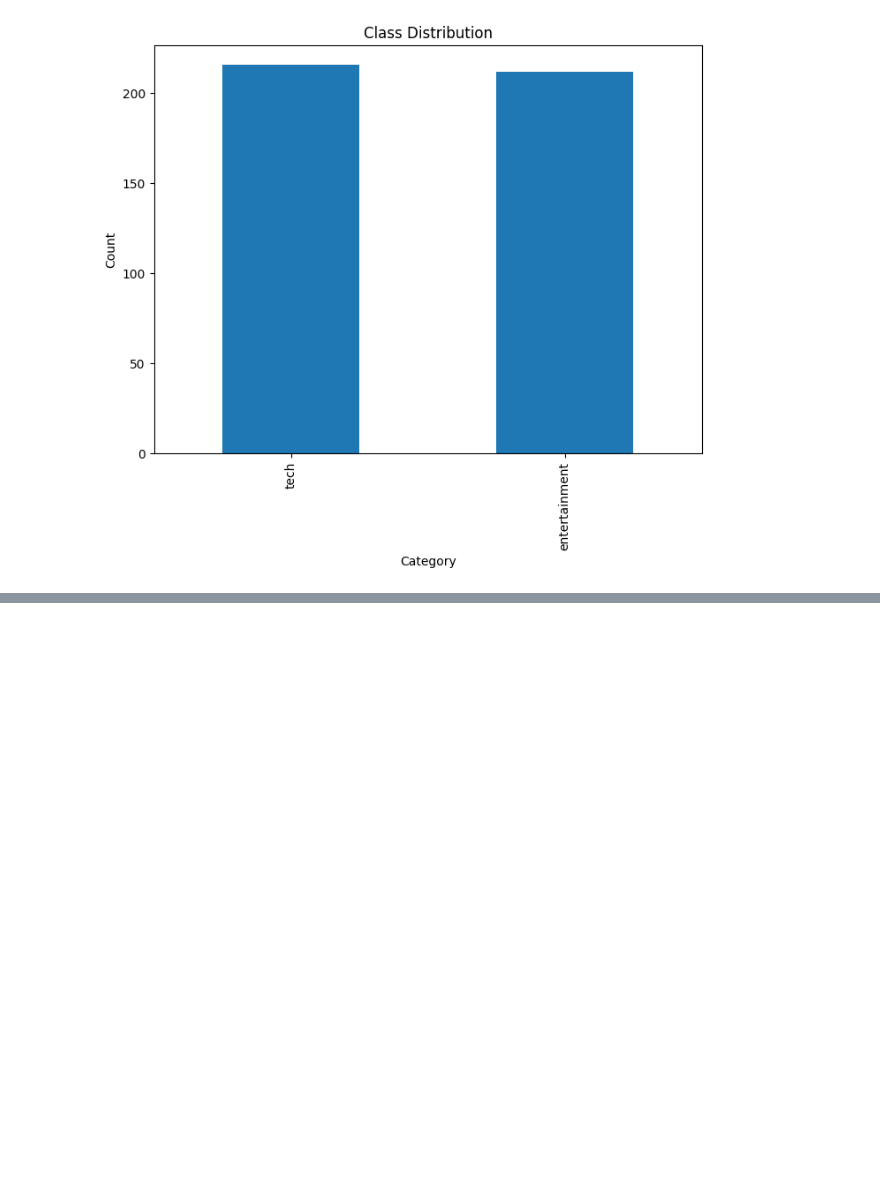
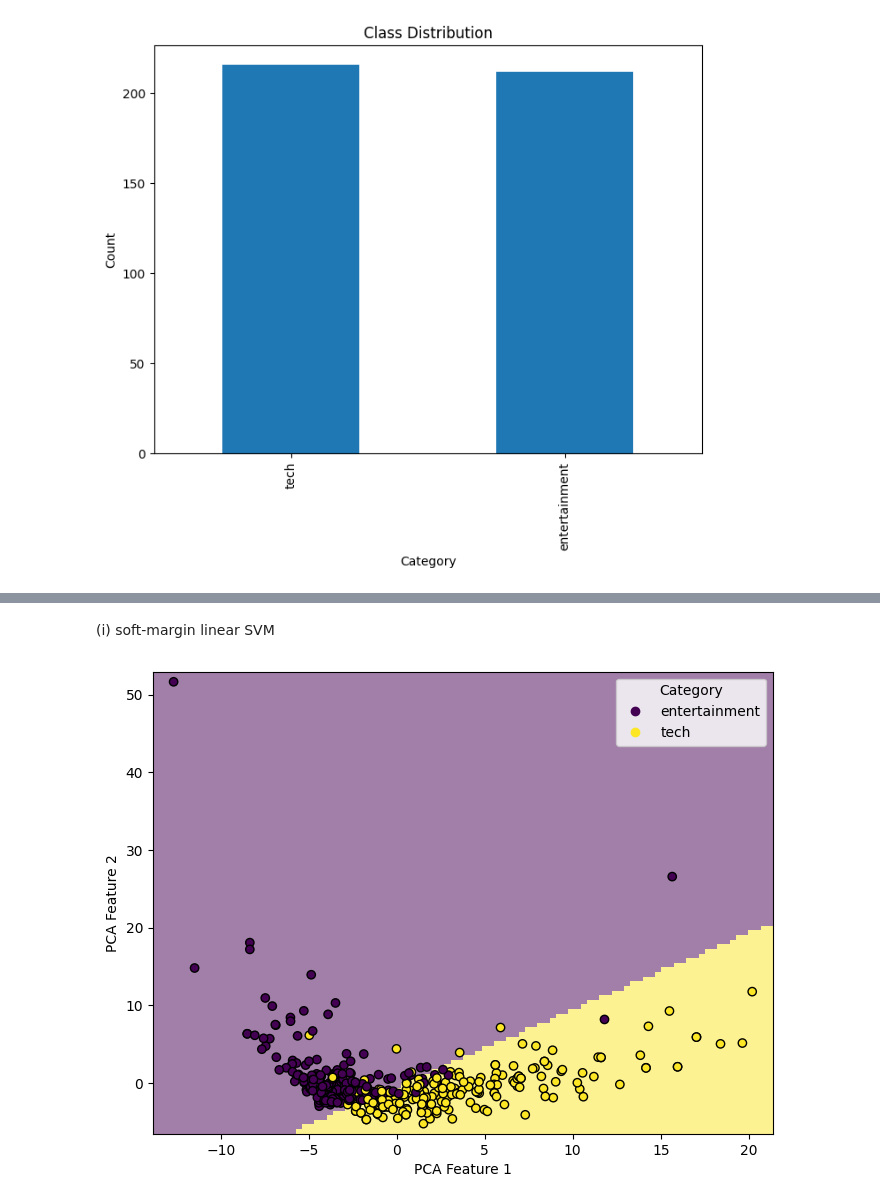
Before and after one commit to garethltm/361a3, a Jupyter notebook: a3.ipynb, the cells around one changed output, grey strips where cells are left out. Cells and saved outputs as stored; diff of their text form; code cells hidden in the pictures; blank space fills up the shorter version.

```diff
--- a/a3.ipynb
+++ b/a3.ipynb
@@ -215,0 +350,32 @@ plt.show()
+# %% [markdown]
+(i) soft-margin linear SVM
+# %%
+# Train the SVM model
+svm_lsm = SVC(kernel='linear', C = 1)  # Linear Soft Margin model
+svm_lsm.fit(X_2d, y)
+
+# plot surface plot
+fig, ax = plt.subplots(figsize=(8, 6))
+disp = DecisionBoundaryDisplay.from_estimator(
+    svm_lsm,
+    X_2d,
+    response_method="predict",
+    plot_method="pcolormesh",
+    xlabel="PCA Feature 1",
+    ylabel="PCA Feature 2",
+    shading="auto",
+    alpha=0.5,
+    ax=ax,
+)
+scatter = disp.ax_.scatter(X_2d.iloc[:, 0], X_2d.iloc[:, 1], c=y_encoded, edgecolors="k")
+disp.ax_.legend(
+    scatter.legend_elements()[0],
+    svm_lsm.classes_,
+    loc="upper right",
+    title="Category",
+)
+
+# display plot
+plt.show()
+# %% [output]
+[figure, added]
```
Also changed, not shown: parts of 49 cells of this notebook.
